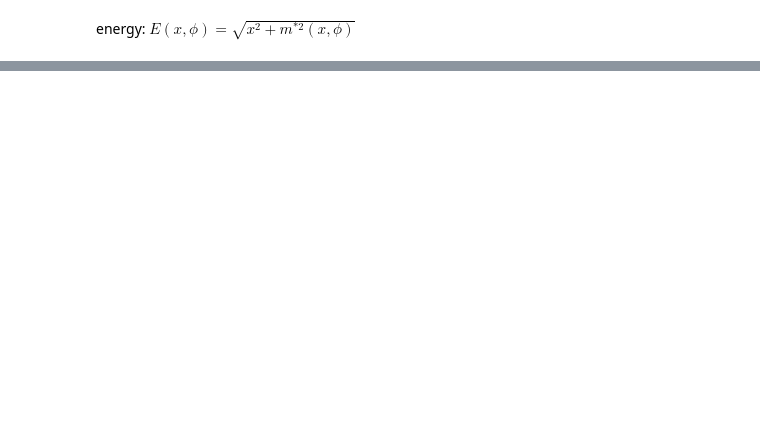
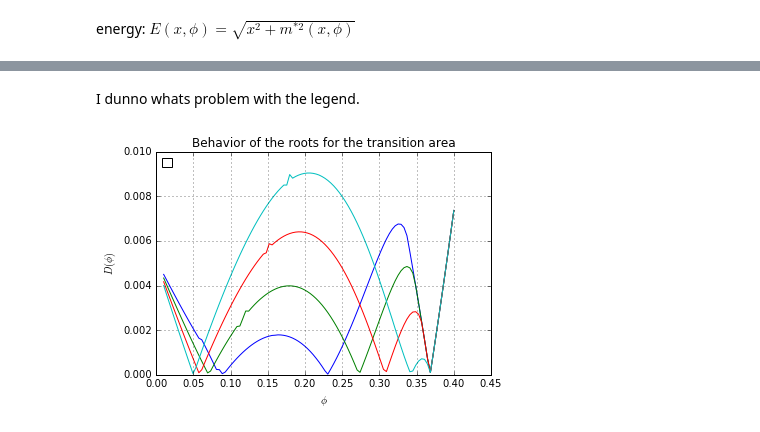
Before and after one commit to theor-mephi/quark-matter-bugrus, a Jupyter notebook: First_puzzle.ipynb, the cells around one changed output, grey strips where cells are left out. Cells and saved outputs as stored; diff of their text form; code cells hidden in the pictures; blank space fills up the shorter version.

```diff
--- a/First_puzzle.ipynb
+++ b/First_puzzle.ipynb
@@ -207,0 +108,15 @@ plt.plot(x_range,z)
+# %% [markdown]
+I dunno whats problem with the legend.
+# %%
+x_range=np.linspace(0.01,0.4,100)
+plt.xlabel('$\phi$')
+plt.ylabel('$D(\phi)$')
+plt.title('Behavior of the roots for the transition area')
+plt.legend(('$\mu=0.34$','$\mu=0.35$','$\mu=0.36$','$\mu=0.37$'),
+           loc='upper left')
+
+plt.grid(True)
+for i in range(34,38):
+    plt.plot(x_range, [abs(D(phi,i/100,0)) for phi in x_range])
+# %% [output]
+[figure, added]
```
Also changed, not shown: parts of 52 cells of this notebook, 1 other file.
